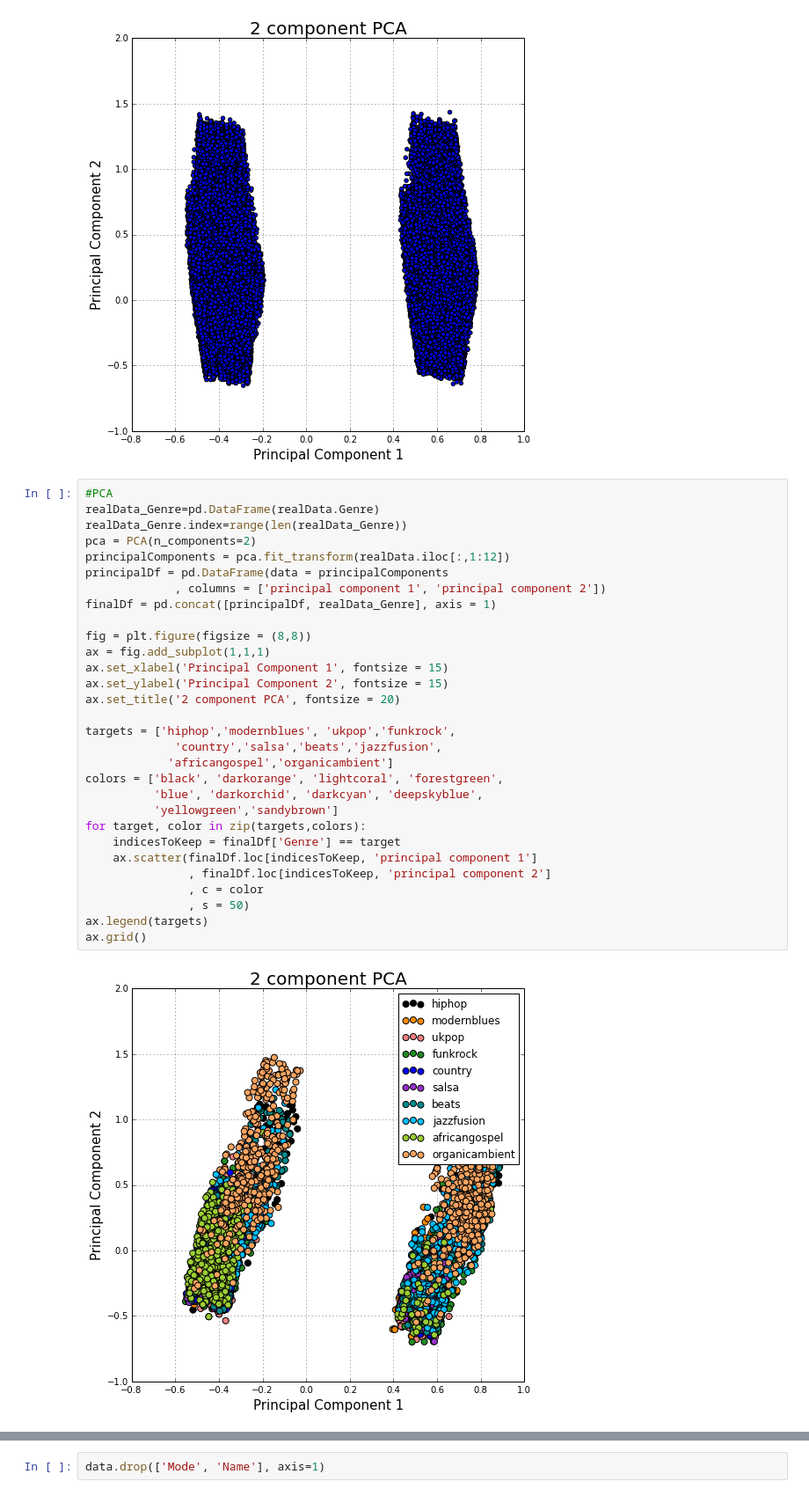
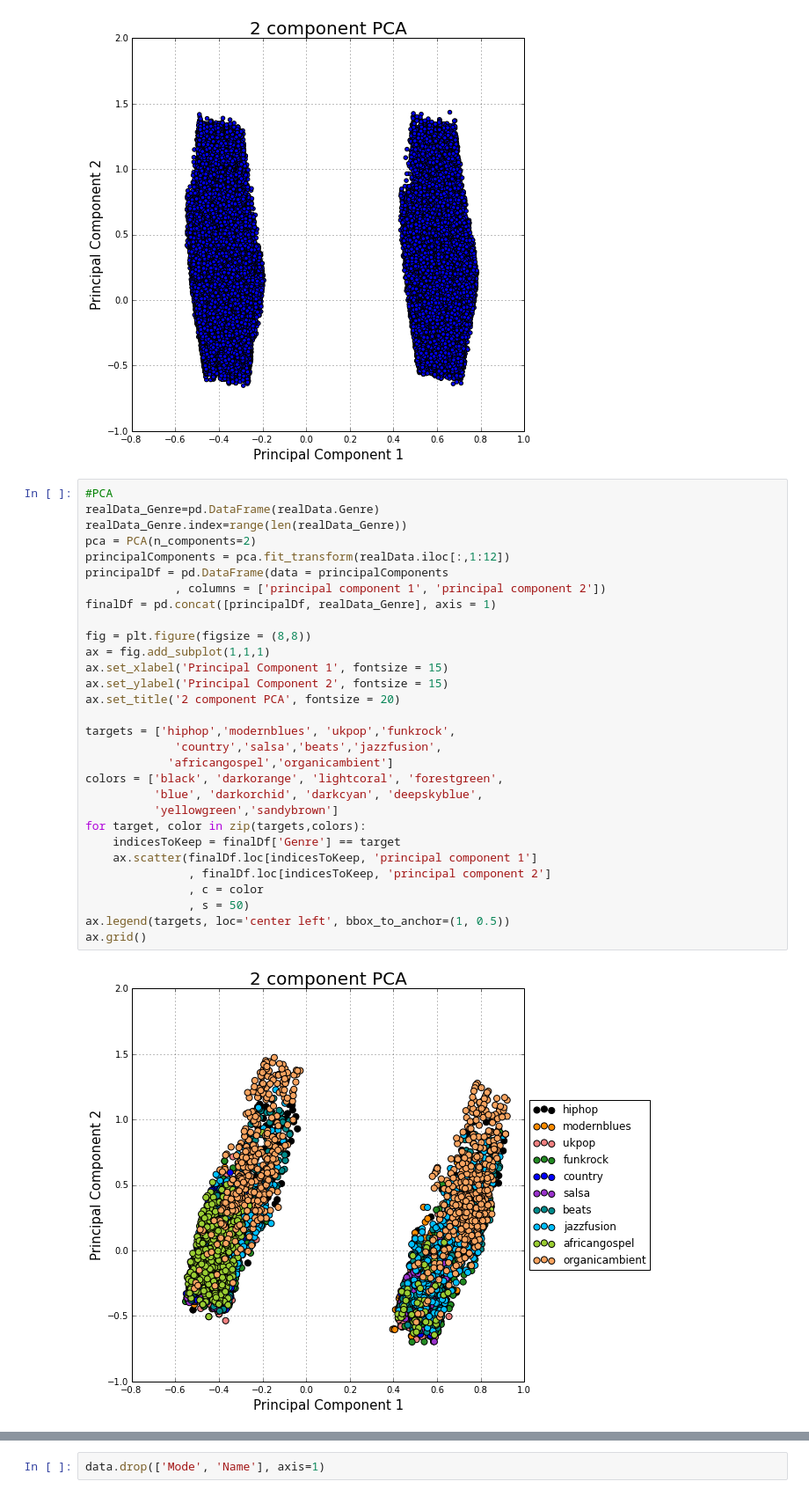
Before and after one commit to adr27/Song-Genre-Classifier, a Jupyter notebook: Project_CK_v1.ipynb, the cells around one changed output, grey strips where cells are left out. Shown at 88% size. Saved outputs shown, nothing was run; the diff lists cells and outputs as text.

```diff
--- a/Project_CK_v1.ipynb
+++ b/Project_CK_v1.ipynb
@@ -211,35 +215,35 @@ ax.grid()
 # %%
 #PCA
 realData_Genre=pd.DataFrame(realData.Genre)
 realData_Genre.index=range(len(realData_Genre))
 pca = PCA(n_components=2)
 principalComponents = pca.fit_transform(realData.iloc[:,1:12])
 principalDf = pd.DataFrame(data = principalComponents
              , columns = ['principal component 1', 'principal component 2'])
 finalDf = pd.concat([principalDf, realData_Genre], axis = 1)
 
 fig = plt.figure(figsize = (8,8))
 ax = fig.add_subplot(1,1,1)
 ax.set_xlabel('Principal Component 1', fontsize = 15)
 ax.set_ylabel('Principal Component 2', fontsize = 15)
 ax.set_title('2 component PCA', fontsize = 20)
 
 targets = ['hiphop','modernblues', 'ukpop','funkrock',
              'country','salsa','beats','jazzfusion',
             'africangospel','organicambient']
 colors = ['black', 'darkorange', 'lightcoral', 'forestgreen',
           'blue', 'darkorchid', 'darkcyan', 'deepskyblue',
           'yellowgreen','sandybrown']
 for target, color in zip(targets,colors):
     indicesToKeep = finalDf['Genre'] == target
     ax.scatter(finalDf.loc[indicesToKeep, 'principal component 1']
                , finalDf.loc[indicesToKeep, 'principal component 2']
                , c = color
                , s = 50)
-ax.legend(targets)
+ax.legend(targets, loc='center left', bbox_to_anchor=(1, 0.5))
 ax.grid()
 # %% [output]
-[figure, old version]
+[figure, new version]
 # %%
 ##feature importance
 X = train1  #independent columns
```
Also changed, not shown: parts of 14 cells of this notebook.
